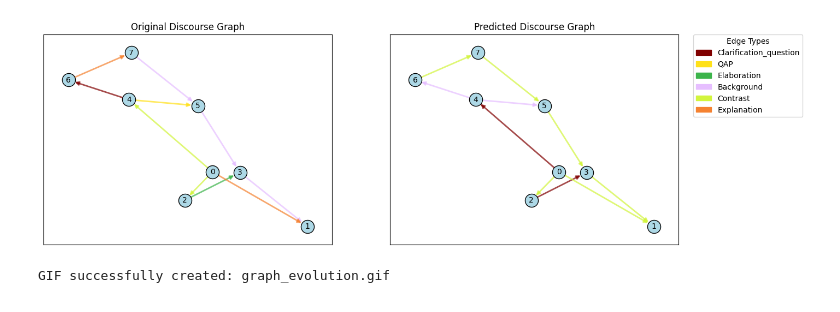
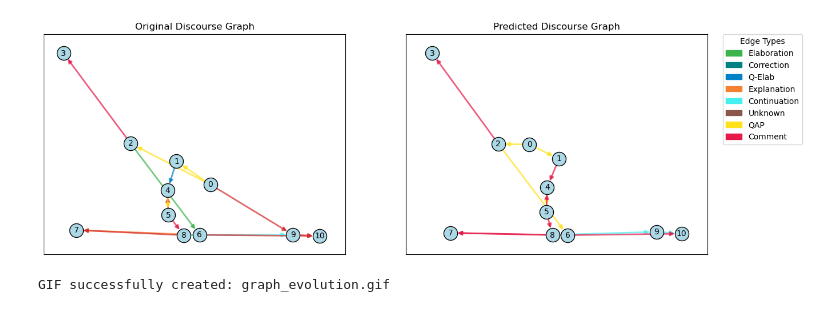
Before and after one commit to Luigina2001/GiBERTino, a Jupyter notebook: test.ipynb, the cells around one changed output. Saved outputs shown, nothing was run; the diff lists cells and outputs as text; code cells hidden in the pictures.

Commit message:
fix graph creations from predictions

```diff
--- a/test.ipynb
+++ b/test.ipynb
@@ -7,7 +7,7 @@ import torch
 from tqdm import tqdm
 from model import GiBERTino
 
-model = GiBERTino.load_from_checkpoint("./giBERTino-alibaba-GCN-STAC-epoch=28-val_loss=0.14.ckpt")
+model = GiBERTino.load_from_checkpoint("./giBERTino-alibaba-GCN-STAC-epoch=29-val_loss=1.58.ckpt")
 
 model.eval()
 data_module = SubDialogueDataModule("data/STAC/alibaba-graphs", num_workers=0)
@@ -27,17 +31,77 @@ with torch.no_grad():
 # %%
+from torch_geometric.data import HeteroData
+import torch
 from utils.constants import RELATIONS
 from utils import create_graph_from_predictions
 
-idx = 4
+ptr = batch['edu'].ptr
+num_subgraphs = ptr.size(0)
 
-edge_index = batch.to_data_list()[idx]["edu", "to", "edu"].edge_index.T
-link_labels = batch.to_data_list()[idx]["edu", "to", "edu"].link_labels
-rel_labels = batch.to_data_list()[idx]["edu", "to", "edu"].rel_labels
+for j in range(1, num_subgraphs):  # start from 1 because j=0 is empty
+    start_idx = ptr[j - 1].item()
+    end_idx   = ptr[j].item()
 
-g = batch.to_data_list()[idx]
-preds = link_logits[:g["edu", "to", "edu"].link_labels.shape[0]]
-rel_preds = rel_probs[:g["edu", "to", "edu"].rel_labels.shape[0]]
-relations = RELATIONS["UNIFIED"]
+    # 1) FIRST: mask all possible nodes in this subgraph
+    node_mask = torch.zeros(batch['edu'].num_nodes, dtype=torch.bool, device=batch['edu'].x.device)
+    node_mask[start_idx:end_idx] = True
 
-graph = create_graph_from_predictions(g, relations, preds, rel_preds)
+    # Extract all POSSIBLE edges in the batch
+    src_all, dst_all = batch['edu', 'to', 'edu'].edge_index
+
+    # 2) Compute which edges fall entirely within [start..end)
+    edge_mask = node_mask[src_all] & node_mask[dst_all]
+    if edge_mask.sum().item() == 0:
+        print(f"Subgraph {j}: zero edges filtered → skipping to next")
+        continue
+
+    # 3) Find the nodes that are used by at least one selected edge
+    src_sel = src_all[edge_mask]
+    dst_sel = dst_all[edge_mask]
+    unique_nodes = torch.unique(torch.cat([src_sel, dst_sel]))
+
+    # 4) Rebuild the mask for “only nodes with edges”
+    final_node_mask = torch.zeros_like(node_mask)
+    final_node_mask[unique_nodes] = True
+
+    # DEBUG: see how many actual nodes and how many edges you have
+    print(
+        f"Subgraph {j}: interval [{start_idx}:{end_idx}] produces "
+        f"{final_node_mask.sum().item()} nodes with edges, "
+        f"{edge_mask.sum().item()} edges"
+    )
+
+    # 5) Build the actual subgraph using only those nodes
+    g = HeteroData()
+    g['edu'].x = batch['edu'].x[final_node_mask]
+    g['edu'].edus = batch['edu'].edus['input_ids'][final_node_mask]
+
+    # Note: edge_index must be re-indexed to match a new 0-based index for g['edu'].x
+    # We need to map unique_nodes → 0..(N_eff-1)
+    perm = {int(n.item()): idx_new for idx_new, n in enumerate(unique_nodes)}
+
+    # Build the local edge_index
+    src_rel = []
+    dst_rel = []
+    for (s, d), keep in zip(batch['edu', 'to', 'edu'].edge_index.t().tolist(), edge_mask.tolist()):
+        if not keep:
+            continue
+        src_rel.append(perm[s])
+        dst_rel.append(perm[d])
+    edge_index_local = torch.tensor([src_rel, dst_rel], dtype=torch.long)
+
+    g['edu', 'to', 'edu'].edge_index = edge_index_local
+    g['edu', 'to', 'edu'].rel_labels  = batch['edu', 'to', 'edu'].rel_labels[edge_mask]
+    g['edu', 'to', 'edu'].link_labels = batch['edu', 'to', 'edu'].link_labels[edge_mask]
+
+    # 6) Predictions only for those edges
+    rel_preds = rel_probs[edge_mask]
+    link_preds = link_logits[edge_mask]
+
+    relations = RELATIONS["UNIFIED"]
+    graph = create_graph_from_predictions(g, relations, link_preds, rel_preds)
+
+    print(
+        f"Subgraph {j}: created graph with {g['edu'].x.size(0)} nodes and "
+        f"{edge_index_local.size(1)} edges"
+    )
 # %% [output]
@@ -44,4 +110,4 @@ graph = create_graph_from_predictions(g, relations, preds, rel_preds)
-[figure, old version]
+[figure, new version]
 # %%
 import networkx as nx
 from torch_geometric.utils import to_networkx
```
Also changed, not shown: parts of 2 cells of this notebook.
